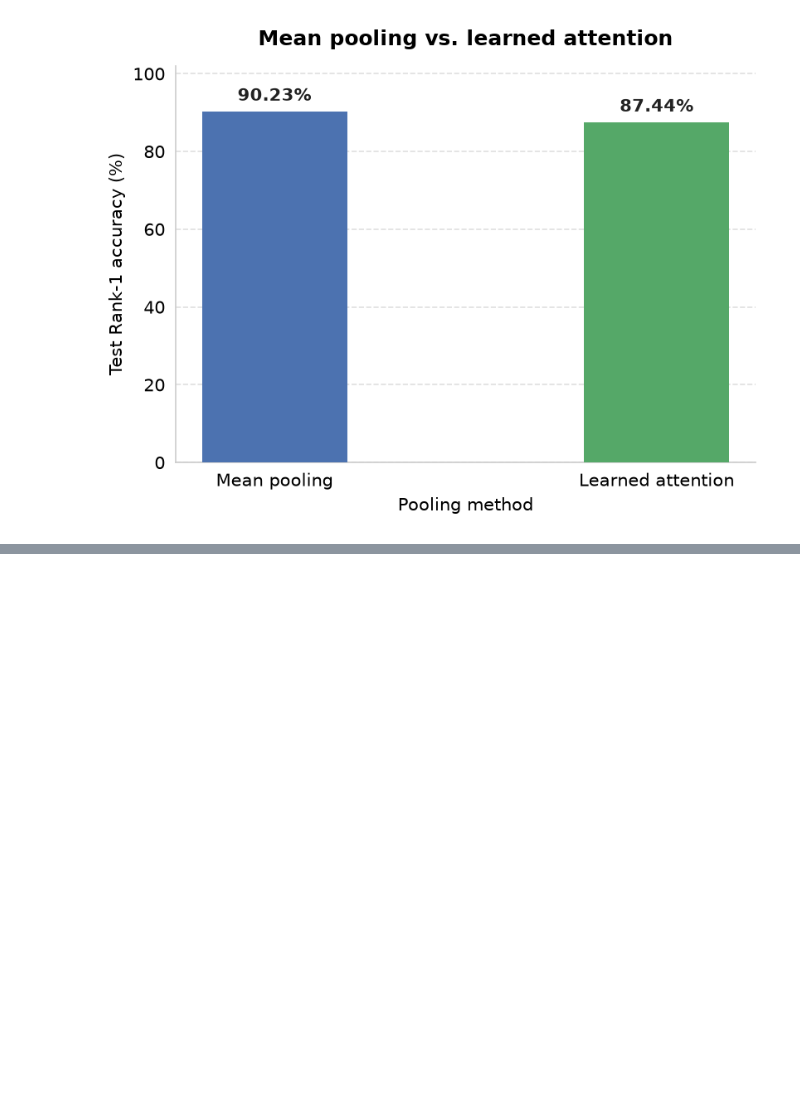
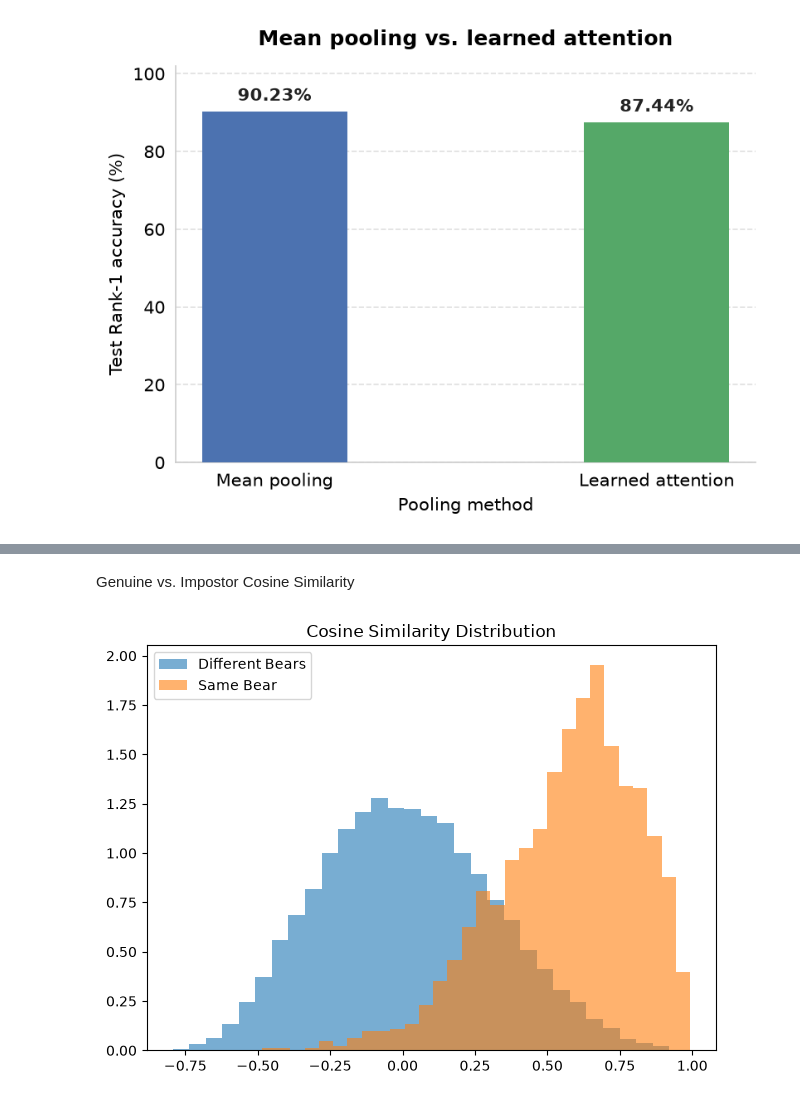
Before and after one commit to myn13/Polar-Bear-Vision-Project, a Jupyter notebook: notebooks/plotting_results.ipynb, the cells around one changed output, grey strips where cells are left out. Cells and saved outputs as stored; diff of their text form; code cells hidden in the pictures; blank space fills up the shorter version.

```diff
--- a/notebooks/plotting_results.ipynb
+++ b/notebooks/plotting_results.ipynb
@@ -21,3 +21,31 @@ plt.savefig("../results/test_attention_comparison.png", dpi=300)
 plt.show()
 # %% [output]
 [figure]
+# %%
+import sys
+import numpy as np
+import seaborn as sns
+import torch
+
+from sklearn.metrics import confusion_matrix
+from sklearn.manifold import TSNE
+
+import os
+os.chdir("..")
+sys.path.insert(0, os.getcwd())
+
+from core.core_objective import aggregate_video_embeddings
+from core.evaluate_attention import load_model
+from core.train_attention import load_video_features
+
+embeddings_path = "data/polarbear_embeddings.npz"
+best_weights = pd.read_csv("results/attention_comparison_runs.csv").sort_values("rank1_pct").iloc[-1]["weights"]
+device = "cuda" if torch.cuda.is_available() else "cpu"
+
+mean_embs, mean_df = aggregate_video_embeddings(embeddings_path)
+feats, labels, vid_df = load_video_features(embeddings_path)
+
+model = load_model(best_weights, feats.shape[-1], len(labels.unique()), device).eval()
+with torch.no_grad():
+    out = model(feats.to(device))
+    attn_embs = (out[1] if isinstance(out, tuple) else out).cpu().numpy()
@@ -23,0 +104,18 @@ plt.show()
+# %% [markdown]
+Genuine vs. Impostor Cosine Similarity
+# %%
+axes = plt.subplot()
+test_idx = np.where(vid_df["split"] == "test")[0]
+sub_sim = attn_sim[np.ix_(test_idx, test_idx)]
+t_ids = vid_df[ID_COL].values[test_idx]
+iu = np.triu_indices_from(sub_sim, k=1)
+same = t_ids[iu[0]] == t_ids[iu[1]]
+
+axes.hist(sub_sim[iu][~same], bins=30, alpha=0.6, density=True, label="Different Bears")
+axes.hist(sub_sim[iu][same], bins=30, alpha=0.6, density=True, label="Same Bear")
+axes.set_title("Cosine Similarity Distribution")
+axes.legend()
+plt.tight_layout()
+plt.show()
+# %% [output]
+[figure, added]
```
Also changed, not shown: parts of 11 cells of this notebook, 1 other file.
